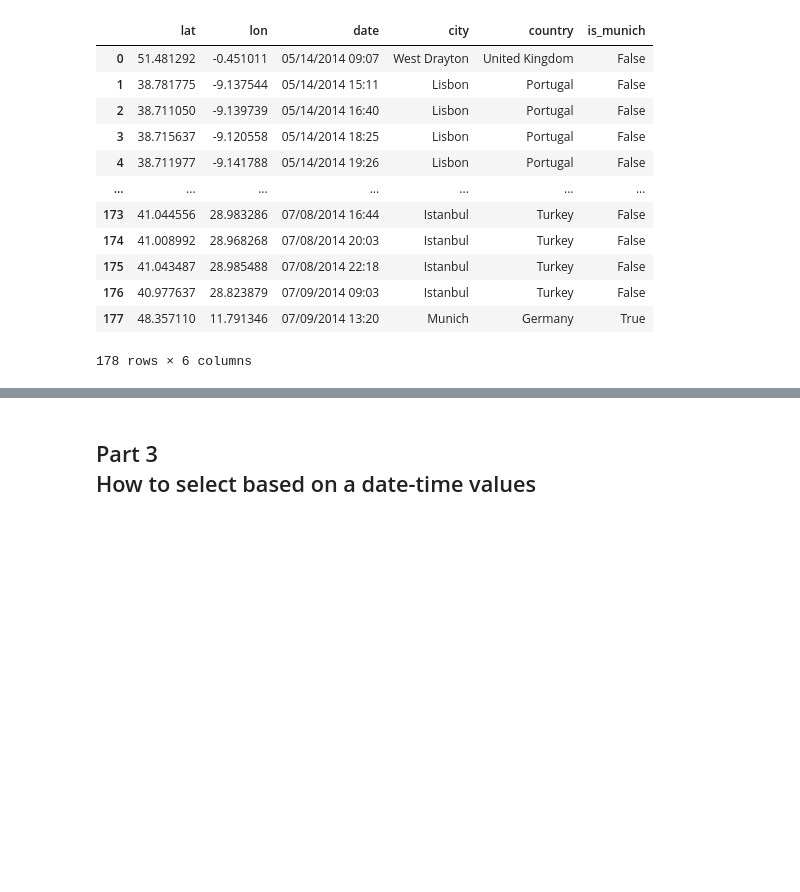
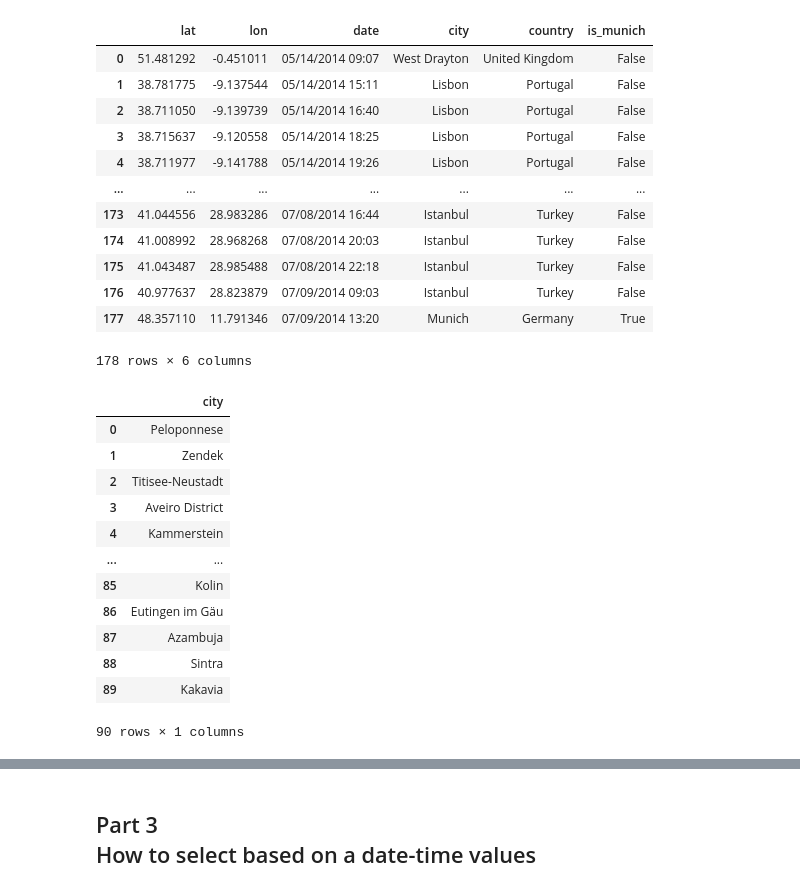
Before and after one commit to qszhao/PTUA2023, a Jupyter notebook: Lab05/Lab05_Pandas.ipynb, the cells around one changed output, grey strips where cells are left out. Cells and saved outputs as stored; diff of their text form; code cells hidden in the pictures; blank space fills up the shorter version.

```diff
--- a/Lab05/Lab05_Pandas.ipynb
+++ b/Lab05/Lab05_Pandas.ipynb
@@ -130,7 +130,22 @@ df
 # %%
 # pandas logical operators are: | for or, & for and, ~ for not
 # these must be grouped by using parentheses
 # Q10: what cities were visited in spain that were not barcelona? Create a dataframe for it.
+df_not_barcelona = pd.DataFrame(set([city for city in df['city'] if city != "Barcelona"]), columns=['city'])
 df_not_barcelona
+# %% [output]
+|  | city |
+| 0 | Peloponnese |
+| 1 | Zendek |
+| 2 | Titisee-Neustadt |
+| 3 | Aveiro District |
+| 4 | Kammerstein |
+| ... | ... |
+| 85 | Kolin |
+| 86 | Eutingen im Gäu |
+| 87 | Azambuja |
+| 88 | Sintra |
+| 89 | Kakavia |
+90 rows × 1 columns
 # %%
 # Q11: select rows where either the city is munich, or the country is serbia
```
Also changed, not shown: parts of 10 cells of this notebook.
